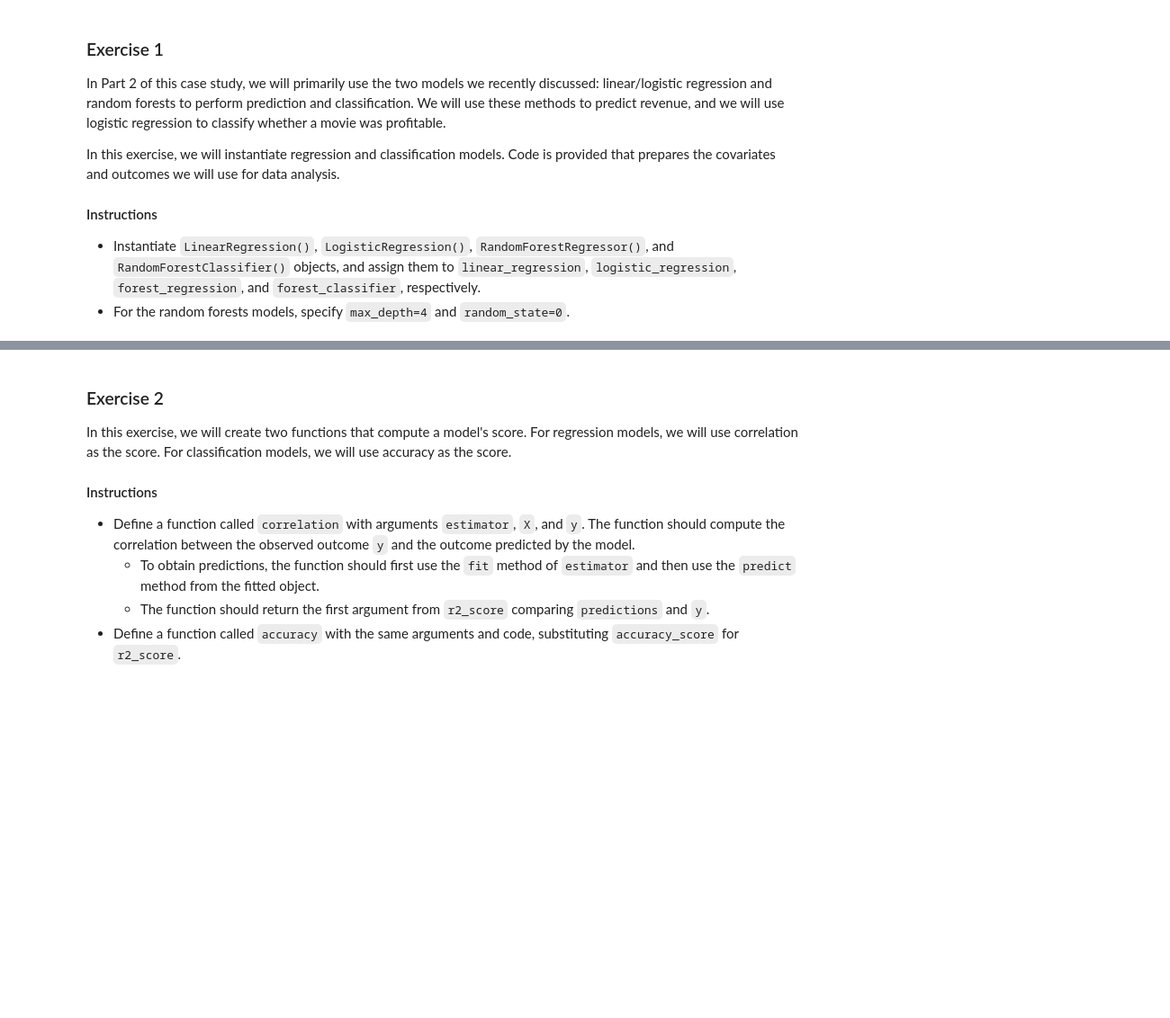
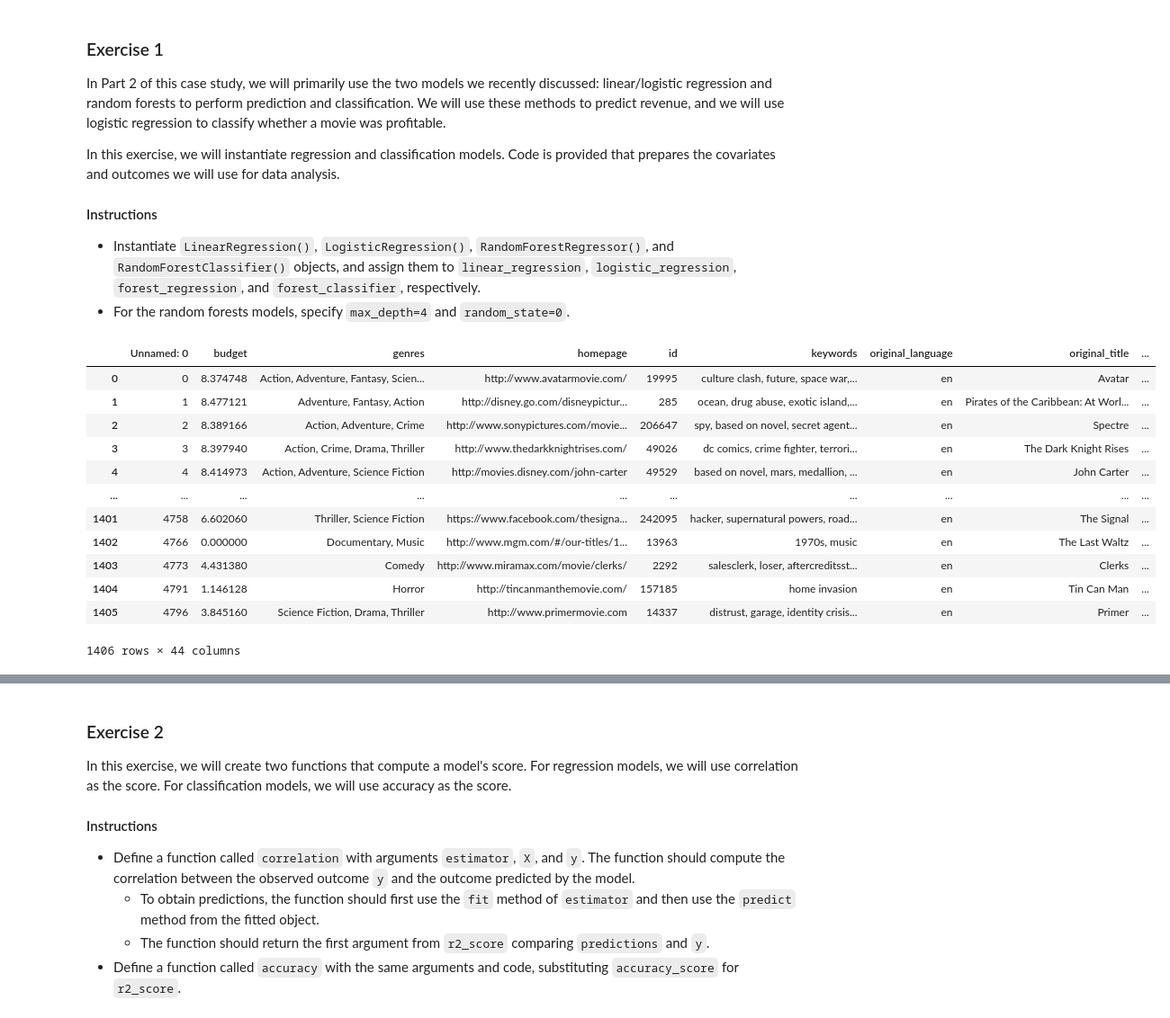
Before and after one commit to StefanSan26/Python-for-research-edx, a Jupyter notebook: CS7-linear-regression-movies/HW5-2.ipynb, the cells around one changed output, grey strips where cells are left out. Shown at 90% size. Saved outputs shown, nothing was run; the diff lists cells and outputs as text; code cells hidden in the pictures; blank space fills up the shorter version.

```diff
--- a/CS7-linear-regression-movies/HW5-2.ipynb
+++ b/CS7-linear-regression-movies/HW5-2.ipynb
@@ -52,3 +52,19 @@ linear_regression = LinearRegression()
 logistic_regression = LogisticRegression()
 forest_regression = RandomForestRegressor(max_depth=4, random_state=0)
 forest_classifier = RandomForestClassifier(max_depth=4, random_state=0)
+# %%
+df
+# %% [output]
+|  | Unnamed: 0 | budget | genres | homepage | id | keywords | original_language | original_title | ... |
+| 0 | 0 | 8.374748 | Action, Adventure, Fantasy, Scien... | http://www.avatarmovie.com/ | 19995 | culture clash, future, space war,... | en | Avatar | ... |
+| 1 | 1 | 8.477121 | Adventure, Fantasy, Action | http://disney.go.com/disneypictur... | 285 | ocean, drug abuse, exotic island,... | en | Pirates of the Caribbean: At Worl... | ... |
+| 2 | 2 | 8.389166 | Action, Adventure, Crime | http://www.sonypictures.com/movie... | 206647 | spy, based on novel, secret agent... | en | Spectre | ... |
+| 3 | 3 | 8.397940 | Action, Crime, Drama, Thriller | http://www.thedarkknightrises.com/ | 49026 | dc comics, crime fighter, terrori... | en | The Dark Knight Rises | ... |
+| 4 | 4 | 8.414973 | Action, Adventure, Science Fiction | http://movies.disney.com/john-carter | 49529 | based on novel, mars, medallion, ... | en | John Carter | ... |
+| ... | ... | ... | ... | ... | ... | ... | ... | ... | ... |
+| 1401 | 4758 | 6.602060 | Thriller, Science Fiction | https://www.facebook.com/thesigna... | 242095 | hacker, supernatural powers, road... | en | The Signal | ... |
+| 1402 | 4766 | 0.000000 | Documentary, Music | http://www.mgm.com/#/our-titles/1... | 13963 | 1970s, music | en | The Last Waltz | ... |
+| 1403 | 4773 | 4.431380 | Comedy | http://www.miramax.com/movie/clerks/ | 2292 | salesclerk, loser, aftercreditsst... | en | Clerks | ... |
+| 1404 | 4791 | 1.146128 | Horror | http://tincanmanthemovie.com/ | 157185 | home invasion | en | Tin Can Man | ... |
+| 1405 | 4796 | 3.845160 | Science Fiction, Drama, Thriller | http://www.primermovie.com | 14337 | distrust, garage, identity crisis... | en | Primer | ... |
+1406 rows × 44 columns
```
Also changed, not shown: parts of 1 cell of this notebook, 5 other files.
